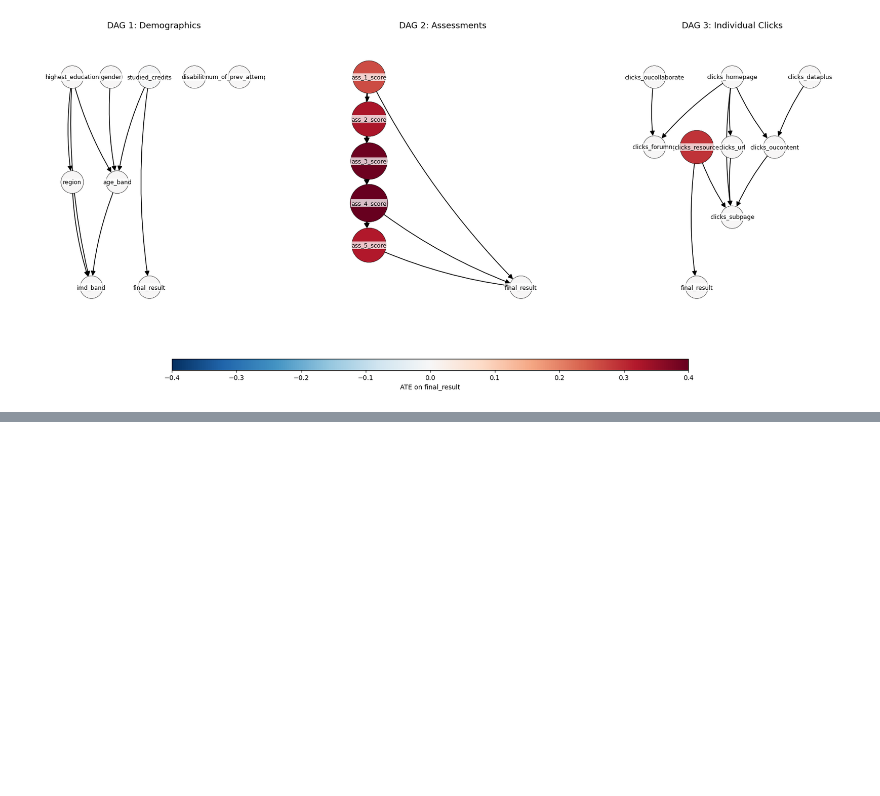
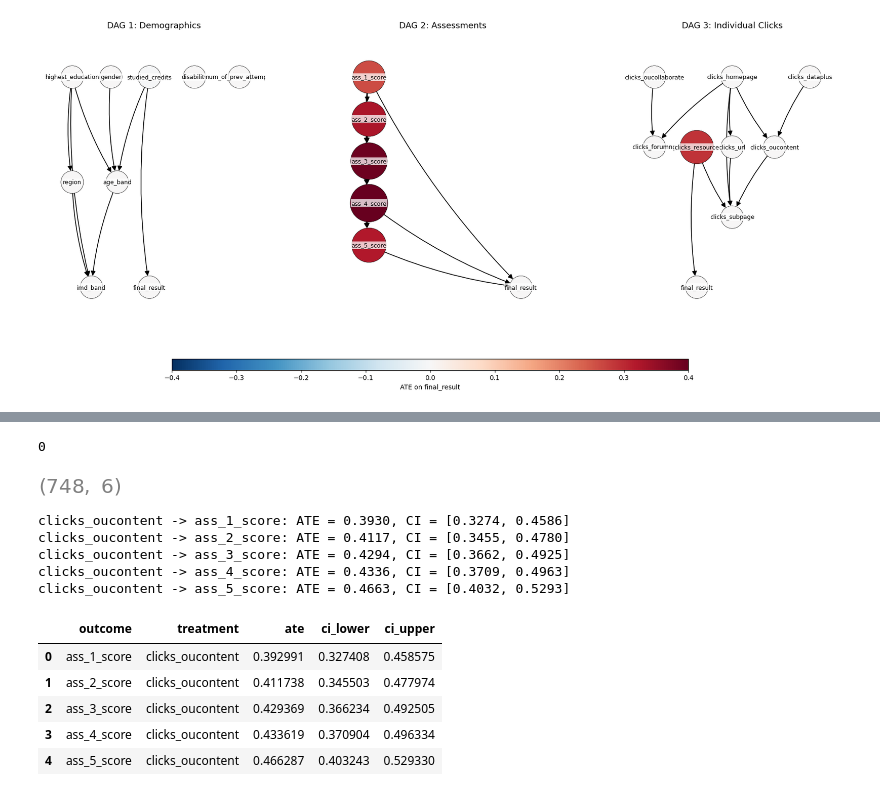
Before and after one commit to dishayayyy/Stage1_RQ2, a Jupyter notebook: AAA_RQ2_3DAGSplit.ipynb, the cells around one changed output, grey strips where cells are left out. Cells and saved outputs as stored; diff of their text form; code cells hidden in the pictures; blank space fills up the shorter version.

```diff
--- a/AAA_RQ2_3DAGSplit.ipynb
+++ b/AAA_RQ2_3DAGSplit.ipynb
@@ -564,0 +580,50 @@ plt.show()
+# %%
+# Cell 18: DAG4 preprocessing -- clicks_oucontent + assessment scores
+
+df_dag4 = df[['clicks_oucontent'] + score_cols].copy()
+
+df_dag4['clicks_oucontent'] = df_dag4['clicks_oucontent'].fillna(0)
+df_dag4['clicks_oucontent'] = pd.qcut(df_dag4['clicks_oucontent'], q=4, labels=False, duplicates='drop')
+
+df_dag4[score_cols] = df_dag4[score_cols].fillna(-1)
+for col in score_cols:
+    df_dag4[col] = pd.qcut(df_dag4[col], q=4, labels=False, duplicates='drop')
+
+print(df_dag4.isnull().sum().sum())
+df_dag4.shape
+# %% [output]
+0
+[figure, added]
+# %%
+# Cell 19: DAG4 -- ATE loop, clicks_oucontent -> each of ass_1 through ass_5
+
+outcomes_dag4 = score_cols  # ass_1_score ... ass_5_score
+results_dag4 = []
+
+for outcome in outcomes_dag4:
+    model = CausalModel(data=df_dag4, treatment='clicks_oucontent', outcome=outcome, common_causes=[])
+    identified_estimand = model.identify_effect(proceed_when_unidentifiable=True)
+    estimate = model.estimate_effect(identified_estimand, method_name="backdoor.linear_regression", confidence_intervals=True)
+    ci = estimate.get_confidence_intervals()
+
+    results_dag4.append({
+        'outcome': outcome, 'treatment': 'clicks_oucontent',
+        'ate': estimate.value, 'ci_lower': ci[0][0], 'ci_upper': ci[0][1]
+    })
+
+    print(f"clicks_oucontent -> {outcome}: ATE = {estimate.value:.4f}, CI = [{ci[0][0]:.4f}, {ci[0][1]:.4f}]")
+
+results_dag4_df = pd.DataFrame(results_dag4)
+results_dag4_df
+# %% [output]
+clicks_oucontent -> ass_1_score: ATE = 0.3930, CI = [0.3274, 0.4586]
+clicks_oucontent -> ass_2_score: ATE = 0.4117, CI = [0.3455, 0.4780]
+clicks_oucontent -> ass_3_score: ATE = 0.4294, CI = [0.3662, 0.4925]
+clicks_oucontent -> ass_4_score: ATE = 0.4336, CI = [0.3709, 0.4963]
+clicks_oucontent -> ass_5_score: ATE = 0.4663, CI = [0.4032, 0.5293]
+|  | outcome | treatment | ate | ci_lower | ci_upper |
+| 0 | ass_1_score | clicks_oucontent | 0.392991 | 0.327408 | 0.458575 |
+| 1 | ass_2_score | clicks_oucontent | 0.411738 | 0.345503 | 0.477974 |
+| 2 | ass_3_score | clicks_oucontent | 0.429369 | 0.366234 | 0.492505 |
+| 3 | ass_4_score | clicks_oucontent | 0.433619 | 0.370904 | 0.496334 |
+| 4 | ass_5_score | clicks_oucontent | 0.466287 | 0.403243 | 0.529330 |
```
Also changed, not shown: parts of 3 cells of this notebook.
